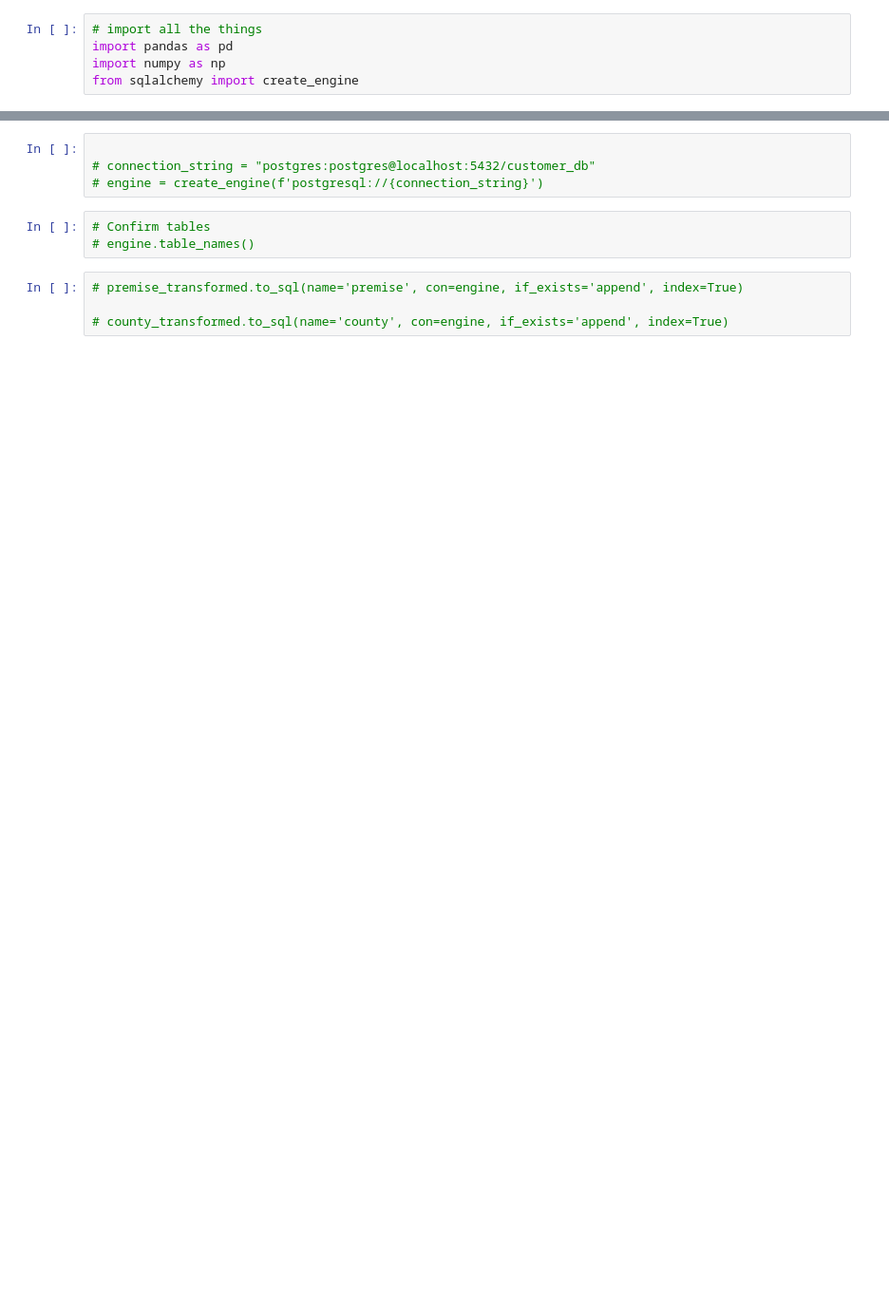
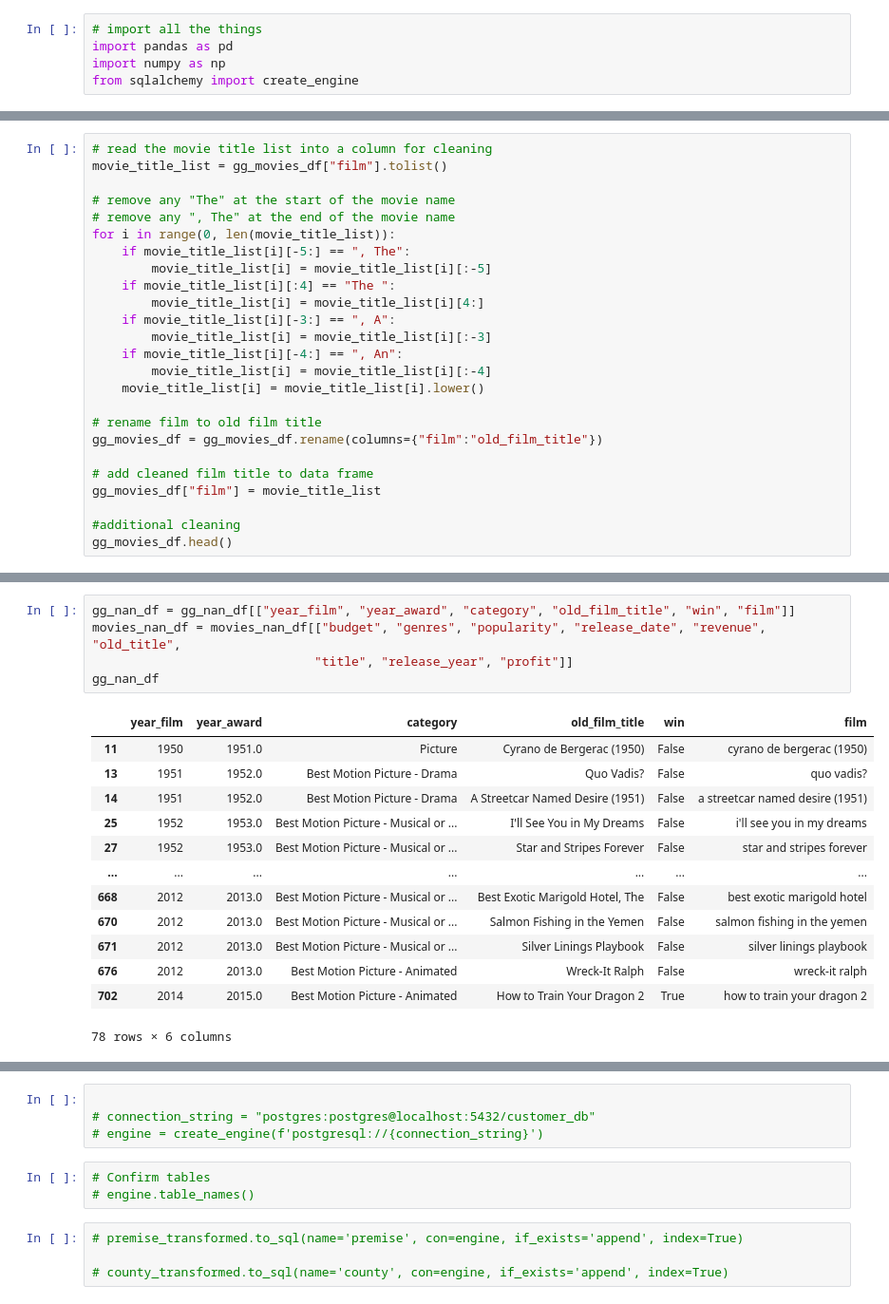
Before and after one commit to dagneycooke/etl_project, a Jupyter notebook: ETL_Project_GG.ipynb, the cells around one changed output, grey strips where cells are left out. Shown at 95% size. Saved outputs shown, nothing was run; the diff lists cells and outputs as text; blank space fills up the shorter version.

```diff
--- a/ETL_Project_GG.ipynb
+++ b/ETL_Project_GG.ipynb
@@ -196,0 +90,25 @@ movies_df.head()
+# %%
+# read the movie title list into a column for cleaning
+movie_title_list = gg_movies_df["film"].tolist()
+
+# remove any "The" at the start of the movie name
+# remove any ", The" at the end of the movie name
+for i in range(0, len(movie_title_list)):
+    if movie_title_list[i][-5:] == ", The":
+        movie_title_list[i] = movie_title_list[i][:-5]
+    if movie_title_list[i][:4] == "The ":
+        movie_title_list[i] = movie_title_list[i][4:]
+    if movie_title_list[i][-3:] == ", A":
+        movie_title_list[i] = movie_title_list[i][:-3]
+    if movie_title_list[i][-4:] == ", An":
+        movie_title_list[i] = movie_title_list[i][:-4]
+    movie_title_list[i] = movie_title_list[i].lower()
+
+# rename film to old film title
+gg_movies_df = gg_movies_df.rename(columns={"film":"old_film_title"})
+
+# add cleaned film title to data frame
+gg_movies_df["film"] = movie_title_list
+
+#additional cleaning
+gg_movies_df.head()
@@ -196,0 +189,19 @@ movies_df.head()
+# %%
+gg_nan_df = gg_nan_df[["year_film", "year_award", "category", "old_film_title", "win", "film"]]
+movies_nan_df = movies_nan_df[["budget", "genres", "popularity", "release_date", "revenue", "old_title",
+                              "title", "release_year", "profit"]]
+gg_nan_df
+# %% [output]
+|  | year_film | year_award | category | old_film_title | win | film |
+| 11 | 1950 | 1951.0 | Picture | Cyrano de Bergerac (1950) | False | cyrano de bergerac (1950) |
+| 13 | 1951 | 1952.0 | Best Motion Picture - Drama | Quo Vadis? | False | quo vadis? |
+| 14 | 1951 | 1952.0 | Best Motion Picture - Drama | A Streetcar Named Desire (1951) | False | a streetcar named desire (1951) |
+| 25 | 1952 | 1953.0 | Best Motion Picture - Musical or ... | I'll See You in My Dreams | False | i'll see you in my dreams |
+| 27 | 1952 | 1953.0 | Best Motion Picture - Musical or ... | Star and Stripes Forever | False | star and stripes forever |
+| ... | ... | ... | ... | ... | ... | ... |
+| 668 | 2012 | 2013.0 | Best Motion Picture - Musical or ... | Best Exotic Marigold Hotel, The | False | best exotic marigold hotel |
+| 670 | 2012 | 2013.0 | Best Motion Picture - Musical or ... | Salmon Fishing in the Yemen | False | salmon fishing in the yemen |
+| 671 | 2012 | 2013.0 | Best Motion Picture - Musical or ... | Silver Linings Playbook | False | silver linings playbook |
+| 676 | 2012 | 2013.0 | Best Motion Picture - Animated | Wreck-It Ralph | False | wreck-it ralph |
+| 702 | 2014 | 2015.0 | Best Motion Picture - Animated | How to Train Your Dragon 2 | True | how to train your dragon 2 |
+78 rows × 6 columns
```
Also changed, not shown: parts of 35 cells of this notebook, 1 other file.
